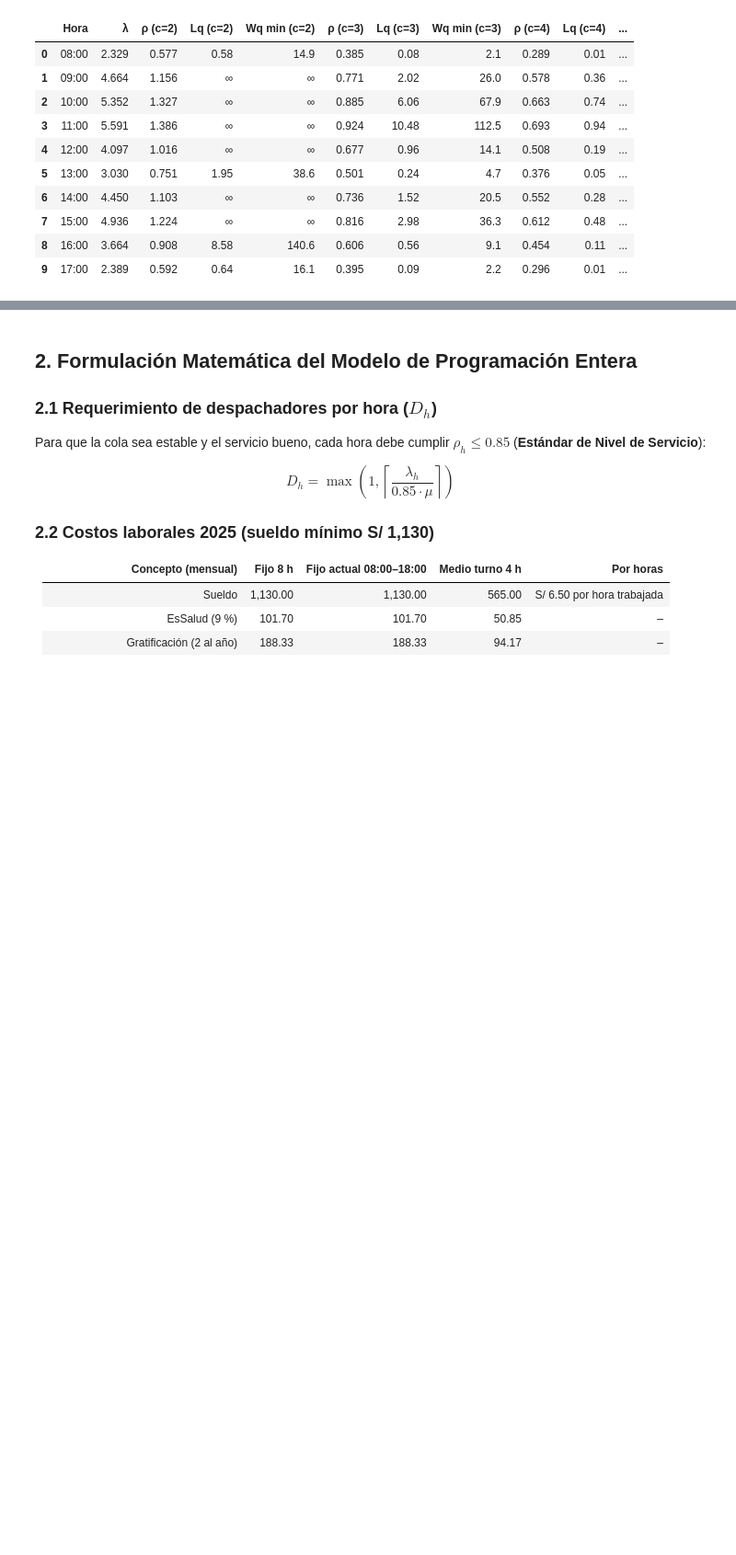
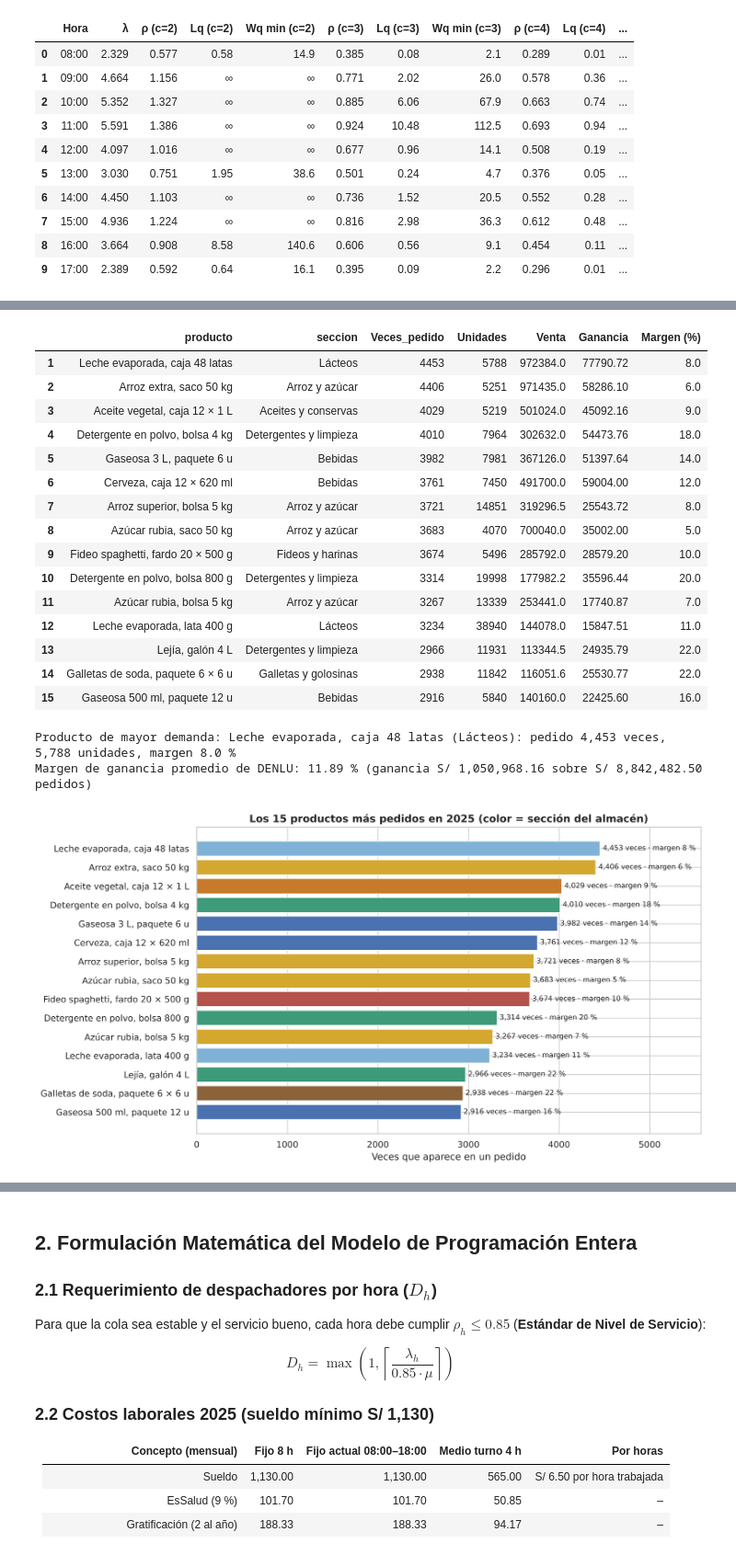
Before and after one commit to Efustion23/denlu-simulacion, a Jupyter notebook: Simulacion/Denlu.ipynb, the cells around one changed output, grey strips where cells are left out. Shown at 92% size. Saved outputs shown, nothing was run; the diff lists cells and outputs as text; code cells hidden in the pictures; blank space fills up the shorter version.

```diff
--- a/Simulacion/Denlu.ipynb
+++ b/Simulacion/Denlu.ipynb
@@ -275,0 +291,48 @@ TOTAL 2025 -> Venta: S/ 6,290,422.06 | Venta perdida: S/ 1,051,704.85 | Ganancia
+# %%
+# Productos de mayor demanda: veces pedido, unidades, venta, ganancia y margen
+top_productos = (detalle.groupby(['producto', 'seccion'])
+                 .agg(Veces_pedido=('id_pedido', 'size'), Unidades=('cantidad', 'sum'),
+                      Venta=('subtotal_S', 'sum'), Ganancia=('margen_S', 'sum'))
+                 .sort_values('Veces_pedido', ascending=False).reset_index())
+top_productos['Margen (%)'] = (100 * top_productos['Ganancia'] / top_productos['Venta']).round(1)
+top_productos.index = range(1, len(top_productos) + 1)
+display(top_productos.head(15).round(2))
+p = top_productos.iloc[0]
+print(f"Producto de mayor demanda: {p['producto']} ({p['seccion']}): pedido {p['Veces_pedido']:,} veces, "
+      f"{p['Unidades']:,} unidades, margen {p['Margen (%)']:.1f} %")
+print(f"Margen de ganancia promedio de DENLU: {100 * detalle['margen_S'].sum() / detalle['subtotal_S'].sum():.2f} % "
+      f"(ganancia S/ {detalle['margen_S'].sum():,.2f} sobre S/ {detalle['subtotal_S'].sum():,.2f} pedidos)")
+
+COLOR_SECCION = {'Arroz y azúcar': '#d4a82f', 'Detergentes y limpieza': '#3d9b7a', 'Bebidas': '#4a72b0', 'Lácteos': '#7fb2d6',
+                 'Aceites y conservas': '#c77a2c', 'Fideos y harinas': '#b5524a', 'Galletas y golosinas': '#8c6239',
+                 'Higiene personal': '#a173b5'}
+t15 = top_productos.head(15).iloc[::-1]
+plt.figure(figsize=(12, 6.5))
+plt.barh(t15['producto'], t15['Veces_pedido'], color=[COLOR_SECCION[x] for x in t15['seccion']])
+for i, (v, m) in enumerate(zip(t15['Veces_pedido'], t15['Margen (%)'])):
+    plt.text(v + 30, i, f'{v:,} veces · margen {m:.0f} %', va='center', fontsize=9)
+plt.title('Los 15 productos más pedidos en 2025 (color = sección del almacén)', fontsize=13, fontweight='bold')
+plt.xlabel('Veces que aparece en un pedido')
+plt.xlim(0, t15['Veces_pedido'].max() * 1.25)
+plt.tight_layout()
+plt.show()
+# %% [output]
+|  | producto | seccion | Veces_pedido | Unidades | Venta | Ganancia | Margen (%) |
+| 1 | Leche evaporada, caja 48 latas | Lácteos | 4453 | 5788 | 972384.0 | 77790.72 | 8.0 |
+| 2 | Arroz extra, saco 50 kg | Arroz y azúcar | 4406 | 5251 | 971435.0 | 58286.10 | 6.0 |
+| 3 | Aceite vegetal, caja 12 × 1 L | Aceites y conservas | 4029 | 5219 | 501024.0 | 45092.16 | 9.0 |
+| 4 | Detergente en polvo, bolsa 4 kg | Detergentes y limpieza | 4010 | 7964 | 302632.0 | 54473.76 | 18.0 |
+| 5 | Gaseosa 3 L, paquete 6 u | Bebidas | 3982 | 7981 | 367126.0 | 51397.64 | 14.0 |
+| 6 | Cerveza, caja 12 × 620 ml | Bebidas | 3761 | 7450 | 491700.0 | 59004.00 | 12.0 |
+| 7 | Arroz superior, bolsa 5 kg | Arroz y azúcar | 3721 | 14851 | 319296.5 | 25543.72 | 8.0 |
+| 8 | Azúcar rubia, saco 50 kg | Arroz y azúcar | 3683 | 4070 | 700040.0 | 35002.00 | 5.0 |
+| 9 | Fideo spaghetti, fardo 20 × 500 g | Fideos y harinas | 3674 | 5496 | 285792.0 | 28579.20 | 10.0 |
+| 10 | Detergente en polvo, bolsa 800 g | Detergentes y limpieza | 3314 | 19998 | 177982.2 | 35596.44 | 20.0 |
+| 11 | Azúcar rubia, bolsa 5 kg | Arroz y azúcar | 3267 | 13339 | 253441.0 | 17740.87 | 7.0 |
+| 12 | Leche evaporada, lata 400 g | Lácteos | 3234 | 38940 | 144078.0 | 15847.51 | 11.0 |
+| 13 | Lejía, galón 4 L | Detergentes y limpieza | 2966 | 11931 | 113344.5 | 24935.79 | 22.0 |
+| 14 | Galletas de soda, paquete 6 × 6 u | Galletas y golosinas | 2938 | 11842 | 116051.6 | 25530.77 | 22.0 |
+| 15 | Gaseosa 500 ml, paquete 12 u | Bebidas | 2916 | 5840 | 140160.0 | 22425.60 | 16.0 |
+Producto de mayor demanda: Leche evaporada, caja 48 latas (Lácteos): pedido 4,453 veces, 5,788 unidades, margen 8.0 %
+Margen de ganancia promedio de DENLU: 11.89 % (ganancia S/ 1,050,968.16 sobre S/ 8,842,482.50 pedidos)
+[figure, added]
```
Also changed, not shown: parts of 14 cells of this notebook, 16 other files.
